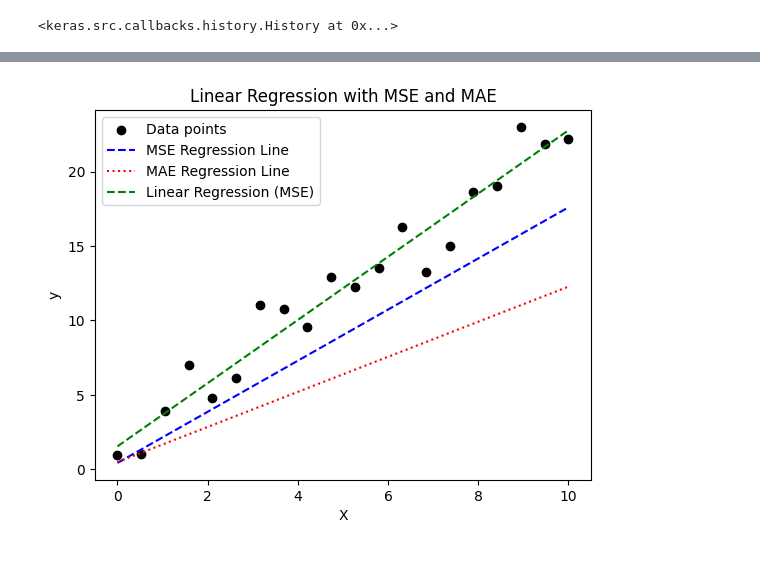
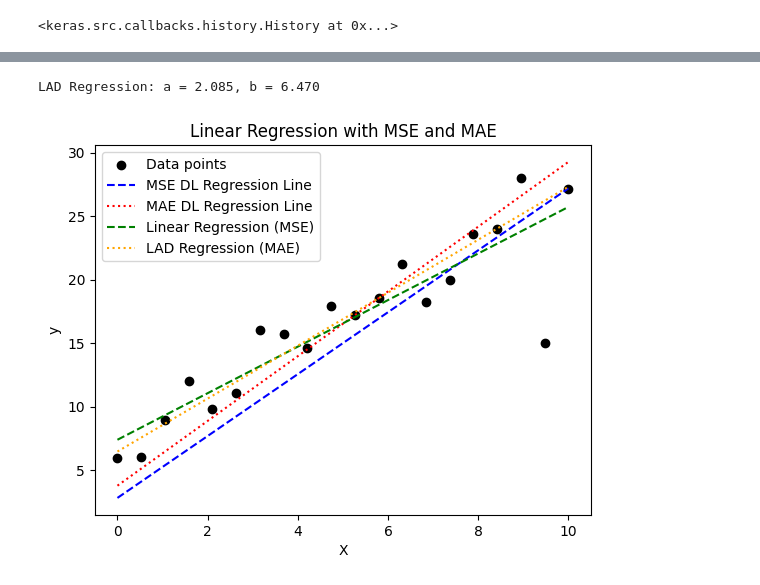
Before and after one commit to WelfLowe/Public-ML-Notebooks, a Jupyter notebook: Variants_of_LR.ipynb, the cells around one changed output, grey strips where cells are left out. Saved outputs shown, nothing was run; the diff lists cells and outputs as text; code cells hidden in the pictures.

Commit message:
Added 2 variants of LR using MSE, MAE as loss

```diff
--- a/Variants_of_LR.ipynb
+++ b/Variants_of_LR.ipynb
@@ -10,20 +11,21 @@ from sklearn.linear_model import LinearRegression
 # Generate random dataset
 np.random.seed(42)
 X = np.linspace(0, 10, 20)
-y = 2.5 * X + np.random.normal(0, 2, size=X.shape)  # y = 2.5x + noise
+y = 2.5 * X + np.random.normal(0, 2, size=X.shape) + 5  # y = 2.5x + 5 noise
+y[18]=15
 # %%
 # Reshape for TensorFlow
 X_train = X.reshape(-1, 1)
 y_train = y.reshape(-1, 1)
 
 # Define and train MSE-based Linear Regression model
-model_mse = keras.Sequential([keras.layers.Dense(1, input_shape=(1,))])
-model_mse.compile(optimizer="adam", loss="mse")
-model_mse.fit(X_train, y_train, epochs=500, verbose=0)
+model_mse = keras.Sequential([keras.layers.Dense(1, use_bias=True, kernel_initializer="zeros", bias_initializer="zeros")])
+model_mse.compile(optimizer=tf.keras.optimizers.Adam(learning_rate=0.005), loss="mse")
+model_mse.fit(X_train, y_train, epochs=1000, verbose=0)
 
 # Define and train MAE-based Linear Regression model
-model_mae = keras.Sequential([keras.layers.Dense(1, input_shape=(1,))])
-model_mae.compile(optimizer="adam", loss="mae")
-model_mae.fit(X_train, y_train, epochs=500, verbose=0)
+model_mae = keras.Sequential([keras.layers.Dense(1, use_bias=True, kernel_initializer="zeros", bias_initializer="zeros")])
+model_mae.compile(optimizer=tf.keras.optimizers.Adam(learning_rate=0.005), loss="mae")
+model_mae.fit(X_train, y_train, epochs=1000, verbose=0)
 # %% [output]
 <keras.src.callbacks.history.History at 0x...>
@@ -40,18 +66,37 @@ y_pred_mae = model_mae.predict(X_pred)
 lr = LinearRegression()
 lr.fit(X.reshape(-1, 1), y)
 y_pred_lr = lr.predict(X.reshape(-1, 1))
+# %%
+# Define the LAD loss function
+def lad_loss(params, x, y):
+    a, b = params
+    return np.sum(np.abs(a * x + b - y))  # Sum of absolute deviations
+
+# Initial guess for (a, b)
+initial_guess = [1, 1]
+
+# Solve using optimization
+result = minimize(lad_loss, initial_guess, args=(X, y), method='Powell')
+
+# Get optimal a and b
+a_opt, b_opt = result.x
+print(f"LAD Regression: a = {a_opt:.3f}, b = {b_opt:.3f}")
+
+y_pred_lad = a_opt * X.reshape(-1, 1) + b_opt  # LAD regression line
+# %% [output]
+LAD Regression: a = 2.085, b = 6.470
 # %%
 # Plot data and regression lines
 plt.scatter(X, y, color='black', label="Data points")
 plt.plot(X_pred, y_pred_mse, label="MSE DL Regression Line", color="blue", linestyle="dashed")
 plt.plot(X_pred, y_pred_mae, label="MAE DL Regression Line", color="red", linestyle="dotted")
-# Plot the standard Linear Regression line in green
 plt.plot(X, y_pred_lr, color='green', linestyle='dashed', label="Linear Regression (MSE)")
+plt.plot(X, y_pred_lad, color='orange', linestyle="dotted", label='LAD Regression (MAE)')
 
 plt.xlabel("X")
 plt.ylabel("y")
 plt.title("Linear Regression with MSE and MAE")
 plt.legend()
 plt.show()
 # %% [output]
-[figure, old version]
+[figure, new version]
```
Also changed, not shown: parts of 3 cells of this notebook.
